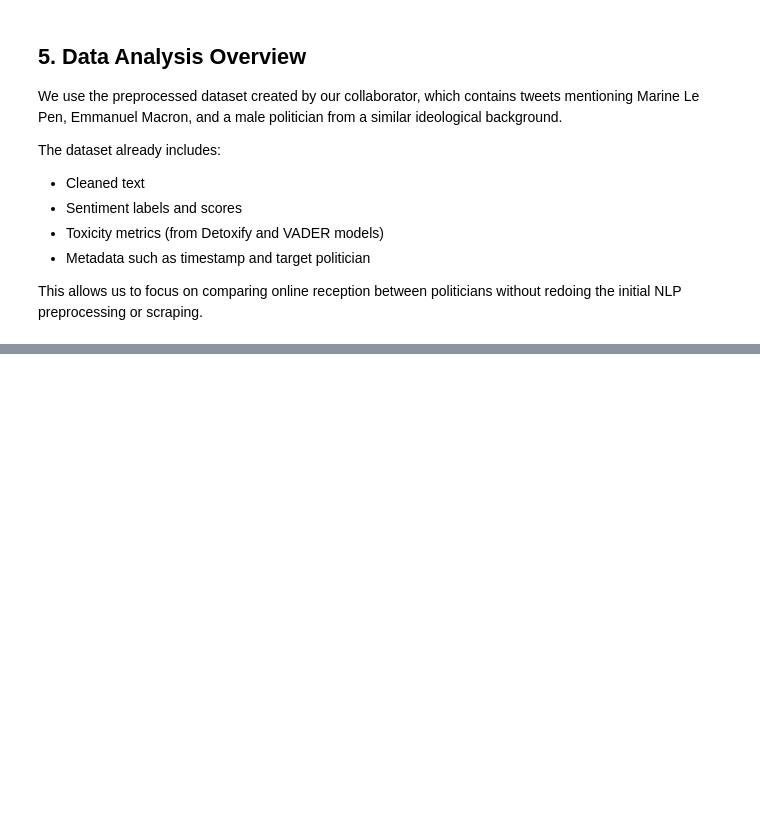
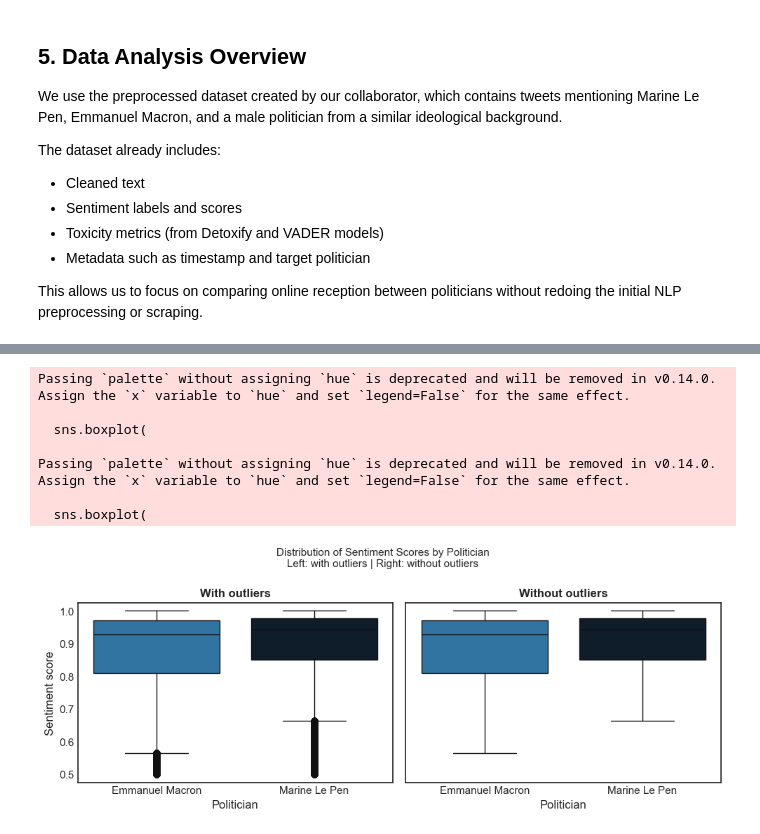
Before and after one commit to micagonzdark/ComputationalSocialSciences, a Jupyter notebook: project/data_analysis.ipynb, the cells around one changed output, grey strips where cells are left out. Drawn from its saved outputs; the diff is of its cells as text; code cells hidden in the pictures; blank space fills up the shorter version.

```diff
--- a/project/data_analysis.ipynb
+++ b/project/data_analysis.ipynb
@@ -164,0 +285,45 @@ This allows us to focus on comparing online reception between politicians withou
+# %%
+fig, axes = plt.subplots(1, 2, figsize=(10, 4), sharey=True)
+
+# --- Gráfico 1: con outliers ---
+sns.boxplot(
+    data=df,
+    x='target_politician',
+    y='sentiment_score',
+    palette=palette,
+    ax=axes[0]
+)
+axes[0].set_title('With outliers')
+axes[0].set_ylabel('Sentiment score')
+axes[0].set_xlabel('Politician')
+
+# --- Gráfico 2: sin outliers ---
+sns.boxplot(
+    data=df,
+    x='target_politician',
+    y='sentiment_score',
+    palette=palette,
+    showfliers=False,
+    ax=axes[1]
+)
+axes[1].set_title('Without outliers')
+axes[1].set_ylabel('')
+axes[1].set_xlabel('Politician')
+
+plt.suptitle(
+    'Distribution of Sentiment Scores by Politician\n'
+    'Left: with outliers | Right: without outliers',
+    fontsize=11
+)
+
+plt.tight_layout()
+plt.show()
+# %% [output]
+Passing `palette` without assigning `hue` is deprecated and will be removed in v0.14.0. Assign the `x` variable to `hue` and set `legend=False` for the same effect.
+
+  sns.boxplot(
+
+Passing `palette` without assigning `hue` is deprecated and will be removed in v0.14.0. Assign the `x` variable to `hue` and set `legend=False` for the same effect.
+
+  sns.boxplot(
+[figure, added]
```
Also changed, not shown: parts of 8 cells of this notebook.
